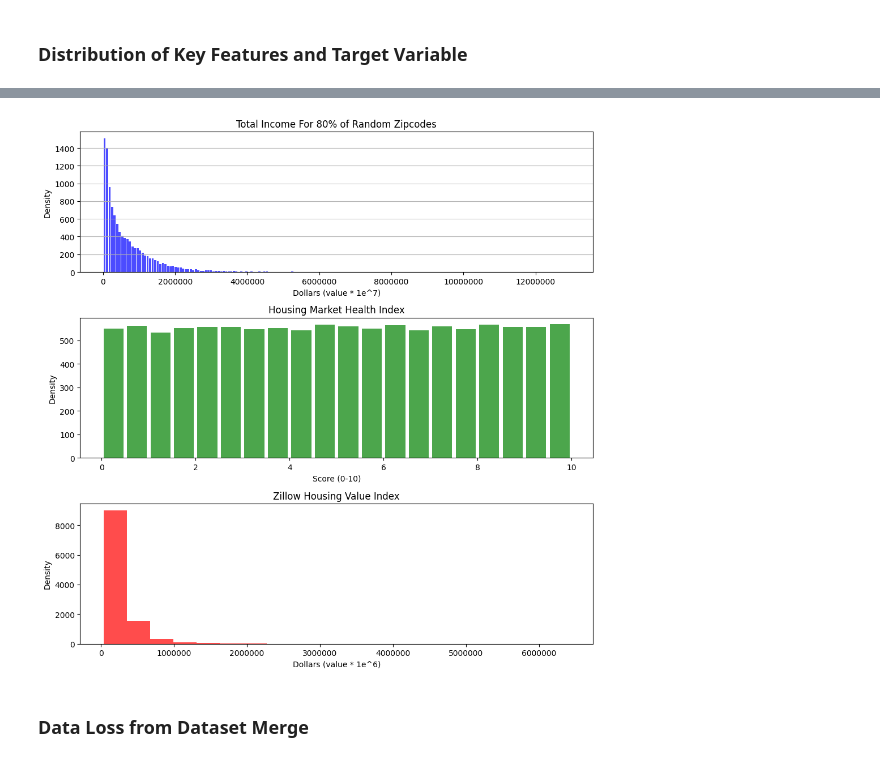
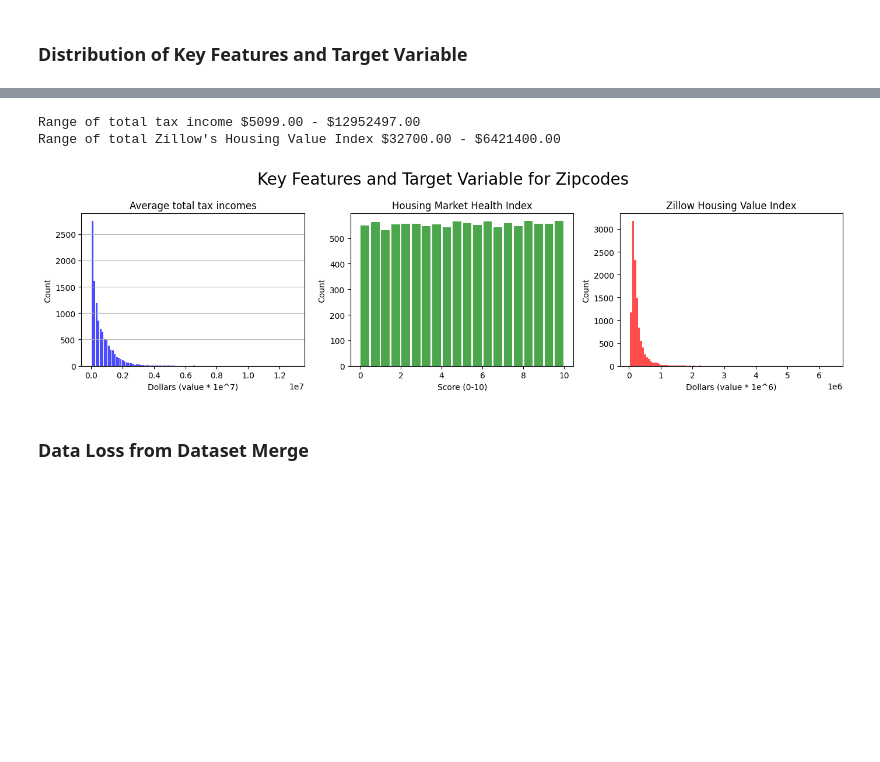
Before and after one commit to kdevoe/aai-500-final-group-4, a Jupyter notebook: StatsFinalProject.ipynb, the cells around one changed output, grey strips where cells are left out. Cells and saved outputs as stored; diff of their text form; code cells hidden in the pictures; blank space fills up the shorter version.

```diff
--- a/StatsFinalProject.ipynb
+++ b/StatsFinalProject.ipynb
@@ -192,33 +122,36 @@ plt.tight_layout()
 # %%
-fig, axs = plt.subplots(3, figsize=(10,10))
+fig, axs = plt.subplots(1,3, figsize=(14,4))
 
-axs[0].ticklabel_format(axis='both', style='plain')
+axs[0].ticklabel_format(axis='both')
 
+print(f"Range of total tax income ${min(df_eda['A02650']):.2f} - ${max(df_eda['A02650']):.2f}")
 # Create a histogram for 'income'
-axs[0].hist(train_X['A02650'], bins='auto', color='blue', alpha=0.7, rwidth=0.85)
+axs[0].hist(df_eda['A02650'], bins=100, color='blue', alpha=0.7, rwidth=0.85)
 axs[0].grid(axis='y', alpha=0.9)
-axs[0].set_title('Total Income For 80% of Random Zipcodes')
+axs[0].set_title('Average total tax incomes')
 axs[0].set_xlabel('Dollars (value * 1e^7)')
-axs[0].set_ylabel('Density')
+axs[0].set_ylabel('Count')
 
 # Create a histogram for 'market_health_index'
-axs[1].hist(train_X['MarketHealthIndex'], bins=20, color='green', alpha=0.7, rwidth=0.85)
+axs[1].hist(df_eda['MarketHealthIndex'], bins=20, color='green', alpha=0.7, rwidth=0.85)
 axs[1].set_title('Housing Market Health Index')
 axs[1].set_xlabel('Score (0-10)')
-axs[1].set_ylabel('Density')
+axs[1].set_ylabel('Count')
 
-
+print(f"Range of total Zillow's Housing Value Index ${min(df_eda['ZHVI']):.2f} - ${max(df_eda['ZHVI']):.2f}")
 # Create a histogram for 'zillow_housing_value_index'
-axs[2].hist(train_y, bins=20, color='red', alpha=0.7)
-axs[2].ticklabel_format(axis='both', style='plain')
-axs[2].ticklabel_format(axis='both', style='plain')
+axs[2].hist(df_eda['ZHVI'], bins=100, color='red', alpha=0.7)
 axs[2].set_title('Zillow Housing Value Index')
 axs[2].set_xlabel("Dollars (value * 1e^6)")
-axs[2].set_ylabel("Density")
+axs[2].set_ylabel("Count")
+
+fig.suptitle('Key Features and Target Variable for Zipcodes', fontsize=20)
 
 plt.tight_layout()
 # %% [output]
+Range of total tax income $5099.00 - $12952497.00
+Range of total Zillow's Housing Value Index $32700.00 - $6421400.00
-[figure, old version]
+[figure, new version]
 # %% [markdown]
 ### Data Loss from Dataset Merge
 # %%
```
Also changed, not shown: parts of 11 cells of this notebook, 1 other file.
